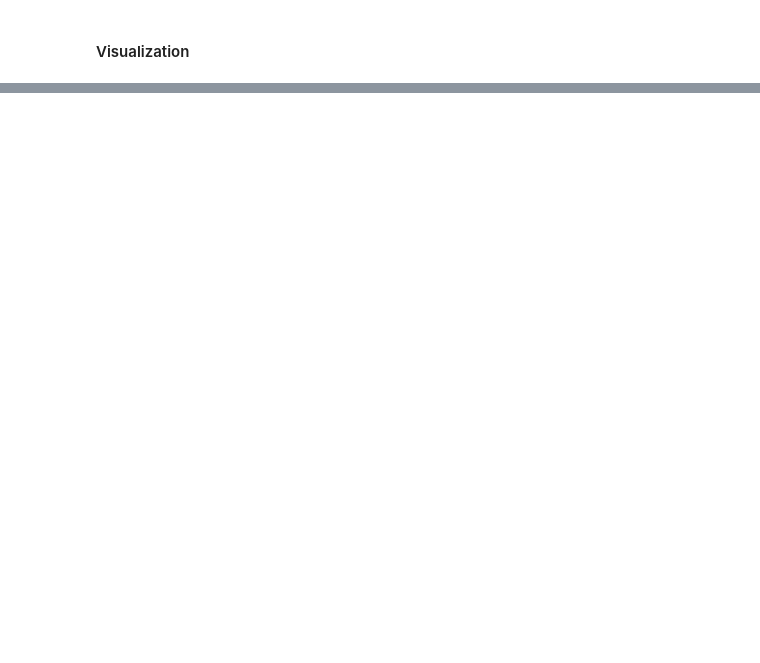
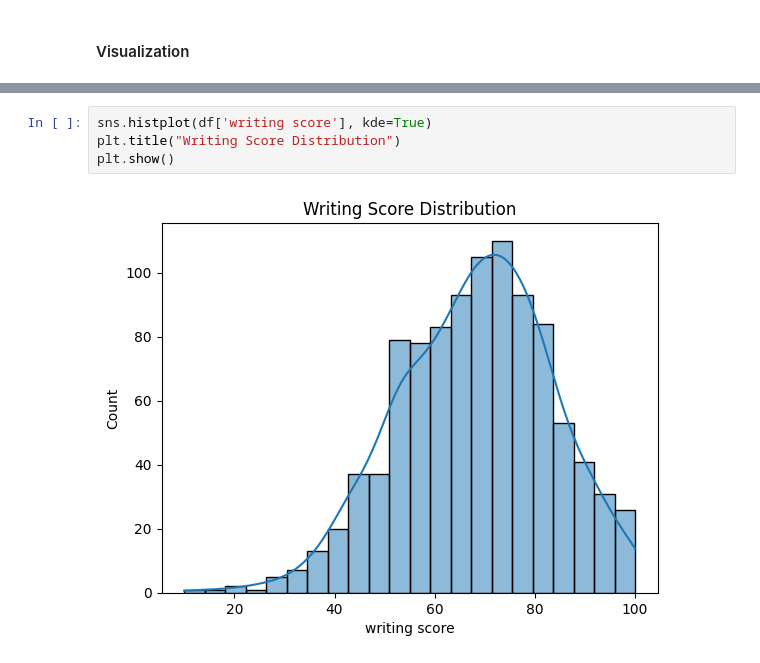
Before and after one commit to JindalChaitanya/CDAC-PGCP-AI, a Jupyter notebook: Data Analysis/Assignment 4/Assignment_4.ipynb, the cells around one changed output, grey strips where cells are left out. Cells and saved outputs as stored; diff of their text form; blank space fills up the shorter version.

```diff
--- a/Data Analysis/Assignment 4/Assignment_4.ipynb
+++ b/Data Analysis/Assignment 4/Assignment_4.ipynb
@@ -214,0 +242,6 @@ df_encoded.head()
+# %%
+sns.histplot(df['writing score'], kde=True)
+plt.title("Writing Score Distribution")
+plt.show()
+# %% [output]
+[figure, added]
```
Also changed, not shown: parts of 4 cells of this notebook.
